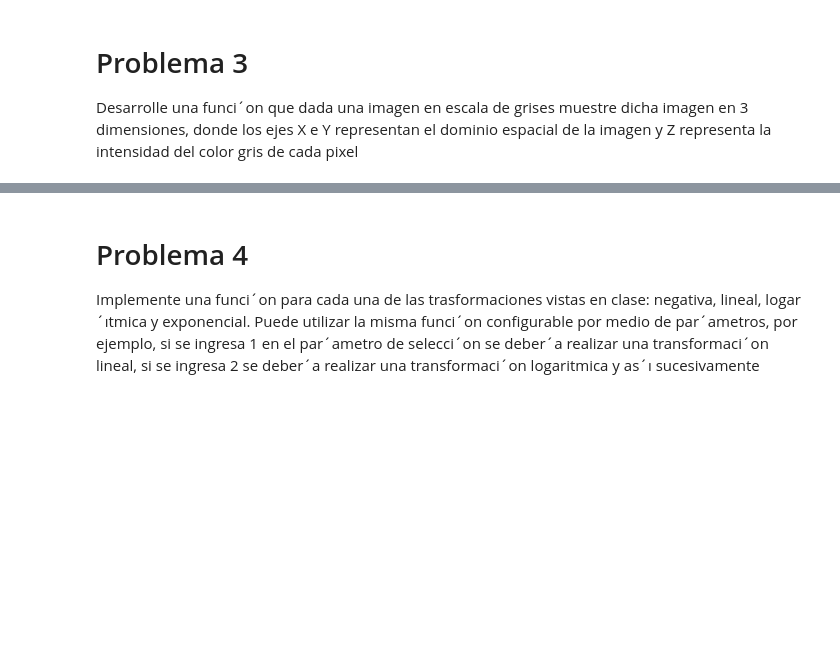
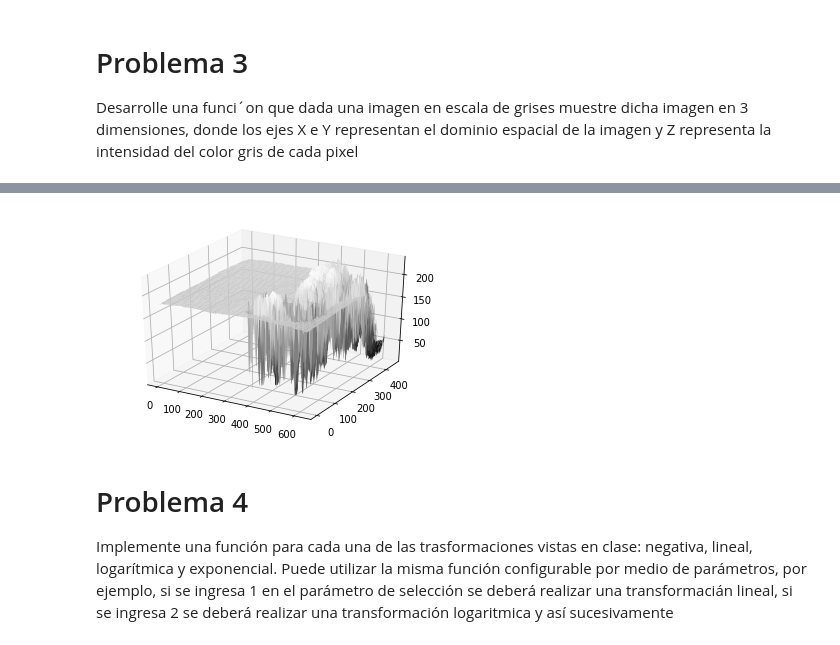
Before and after one commit to cavendano01/Data-Sciences-Galileo, a Jupyter notebook: Image-Recognition/Image_&_Text_Mining_Lab_2.ipynb, the cells around one changed output, grey strips where cells are left out. Saved outputs shown, nothing was run; the diff lists cells and outputs as text; code cells hidden in the pictures; blank space fills up the shorter version.

```diff
--- a/Image-Recognition/Image_&_Text_Mining_Lab_2.ipynb
+++ b/Image-Recognition/Image_&_Text_Mining_Lab_2.ipynb
@@ -52,3 +93,13 @@ intensidad del color gris de cada pixel
+# %%
+Y = np.arange(0, np.shape(gray)[0], 1)
+X = np.arange(0, np.shape(gray)[1], 1)
+X, Y = np.meshgrid(X, Y)
+fig = plt.figure()
+ax = plt.axes(projection="3d")
+ax.plot_surface(X, Y, gray, cmap="gray")
+plt.show()
+# %% [output]
+[figure, added]
 # %% [markdown]
 # Problema 4
-Implemente una funci´on para cada una de las trasformaciones vistas en clase: negativa, lineal, logar´ıtmica y exponencial. Puede utilizar la misma funci´on configurable por medio de par´ametros, por ejemplo, si se ingresa 1 en el par´ametro de selecci´on se deber´a realizar una transformaci´on lineal, si se ingresa 2 se deber´a realizar una transformaci´on logaritmica y as´ı sucesivamente
+Implemente una función para cada una de las trasformaciones vistas en clase: negativa, lineal, logarítmica y exponencial. Puede utilizar la misma función configurable por medio de parámetros, por ejemplo, si se ingresa 1 en el parámetro de selección se deberá realizar una transformacián lineal, si se ingresa 2 se deberá realizar una transformación logaritmica y así sucesivamente
```
Also changed, not shown: parts of 16 cells of this notebook.
